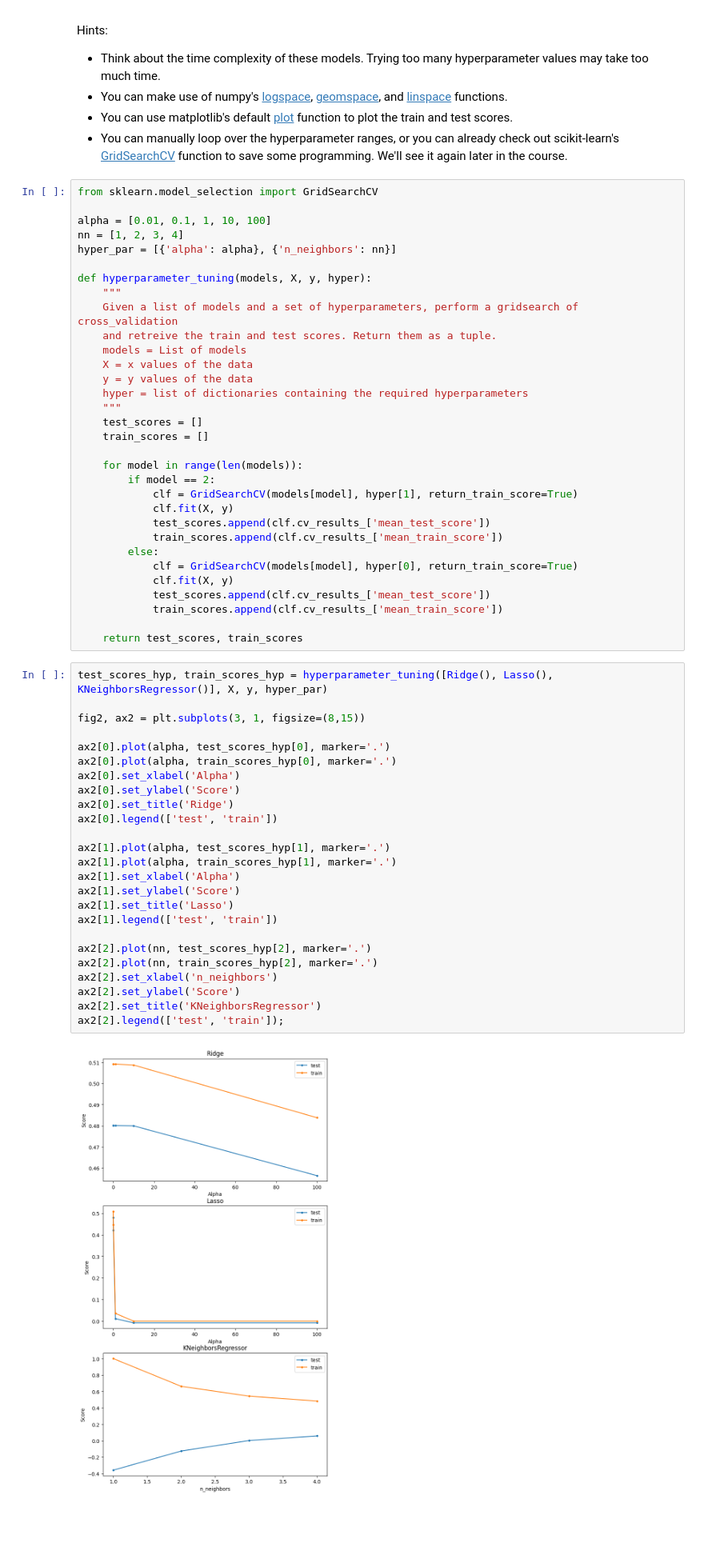
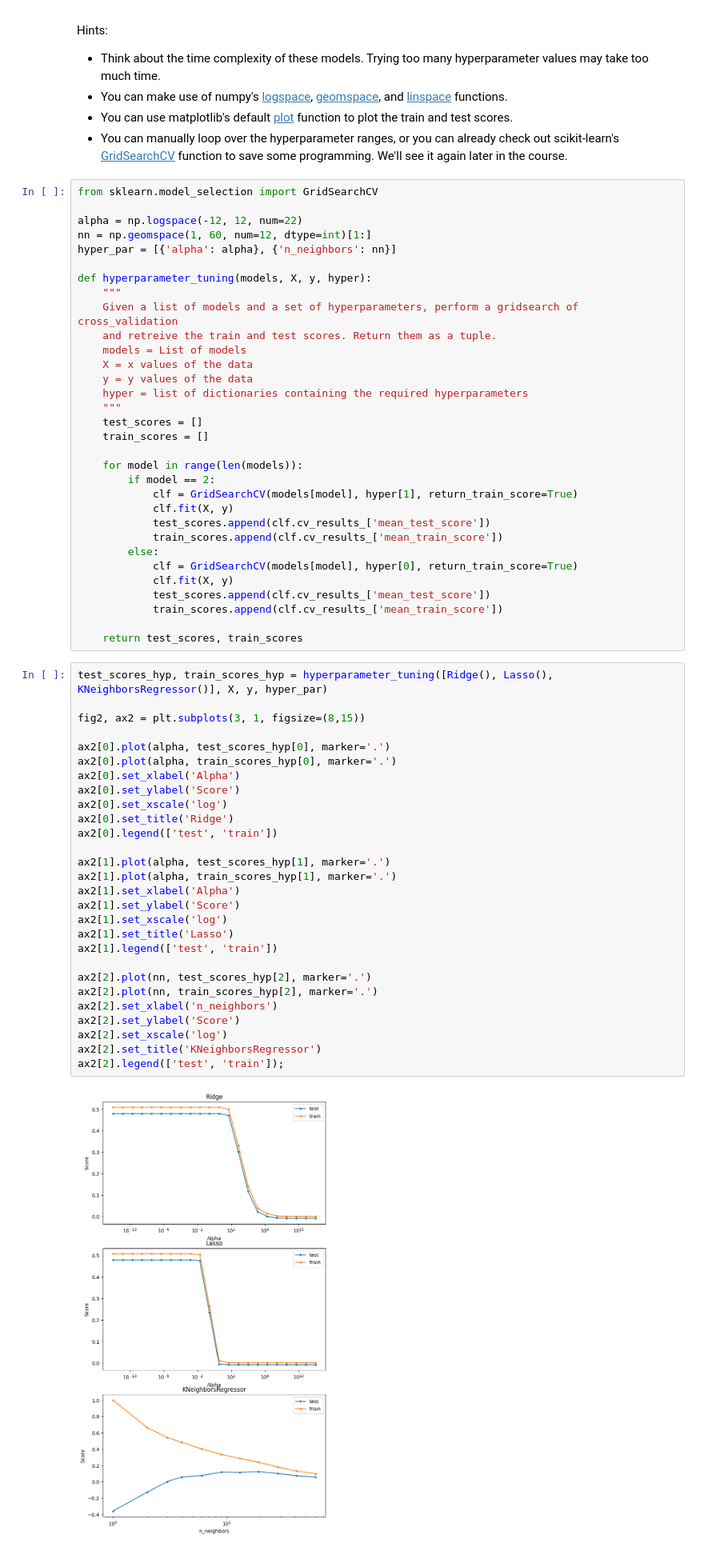
Before and after one commit to RvanSchalm/master, a Jupyter notebook: labs/Lab 1a - Linear Models for Regression.ipynb, the cells around one changed output. Shown at 80% size. Saved outputs shown, nothing was run; the diff lists cells and outputs as text; blank space fills up the shorter version.

```diff
--- a/labs/Lab 1a - Linear Models for Regression.ipynb
+++ b/labs/Lab 1a - Linear Models for Regression.ipynb
@@ -154,8 +154,8 @@ Hints:
 # %%
 from sklearn.model_selection import GridSearchCV
 
-alpha = [0.01, 0.1, 1, 10, 100]
-nn = [1, 2, 3, 4]
+alpha = np.logspace(-12, 12, num=22)
+nn = np.geomspace(1, 60, num=12, dtype=int)[1:]
 hyper_par = [{'alpha': alpha}, {'n_neighbors': nn}]
 
 def hyperparameter_tuning(models, X, y, hyper):
@@ -186,30 +186,33 @@ def hyperparameter_tuning(models, X, y, hyper):
 # %%
 test_scores_hyp, train_scores_hyp = hyperparameter_tuning([Ridge(), Lasso(), KNeighborsRegressor()], X, y, hyper_par)
 
 fig2, ax2 = plt.subplots(3, 1, figsize=(8,15))
 
 ax2[0].plot(alpha, test_scores_hyp[0], marker='.')
 ax2[0].plot(alpha, train_scores_hyp[0], marker='.')
 ax2[0].set_xlabel('Alpha')
 ax2[0].set_ylabel('Score')
+ax2[0].set_xscale('log')
 ax2[0].set_title('Ridge')
 ax2[0].legend(['test', 'train'])
 
 ax2[1].plot(alpha, test_scores_hyp[1], marker='.')
 ax2[1].plot(alpha, train_scores_hyp[1], marker='.')
 ax2[1].set_xlabel('Alpha')
 ax2[1].set_ylabel('Score')
+ax2[1].set_xscale('log')
 ax2[1].set_title('Lasso')
 ax2[1].legend(['test', 'train'])
 
 ax2[2].plot(nn, test_scores_hyp[2], marker='.')
 ax2[2].plot(nn, train_scores_hyp[2], marker='.')
 ax2[2].set_xlabel('n_neighbors')
 ax2[2].set_ylabel('Score')
+ax2[2].set_xscale('log')
 ax2[2].set_title('KNeighborsRegressor')
 ax2[2].legend(['test', 'train']);
 # %% [output]
-[figure, old version]
+[figure, new version]
 # %% [markdown]
 ### Exercise 2.2
 Interpret the plots. When are the methods underfitting? When are they overfitting? How sensitive are they to the regularization hyperparameter?
```
Also changed, not shown: parts of 5 cells of this notebook.
